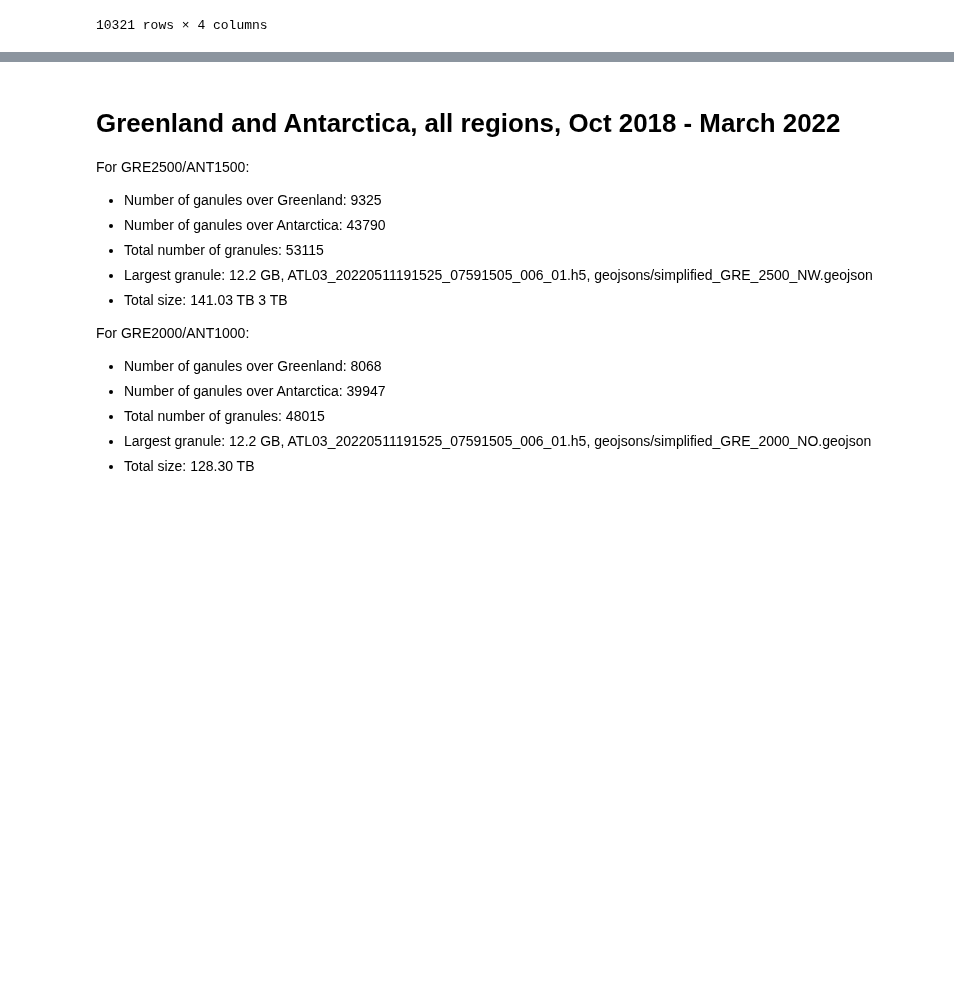
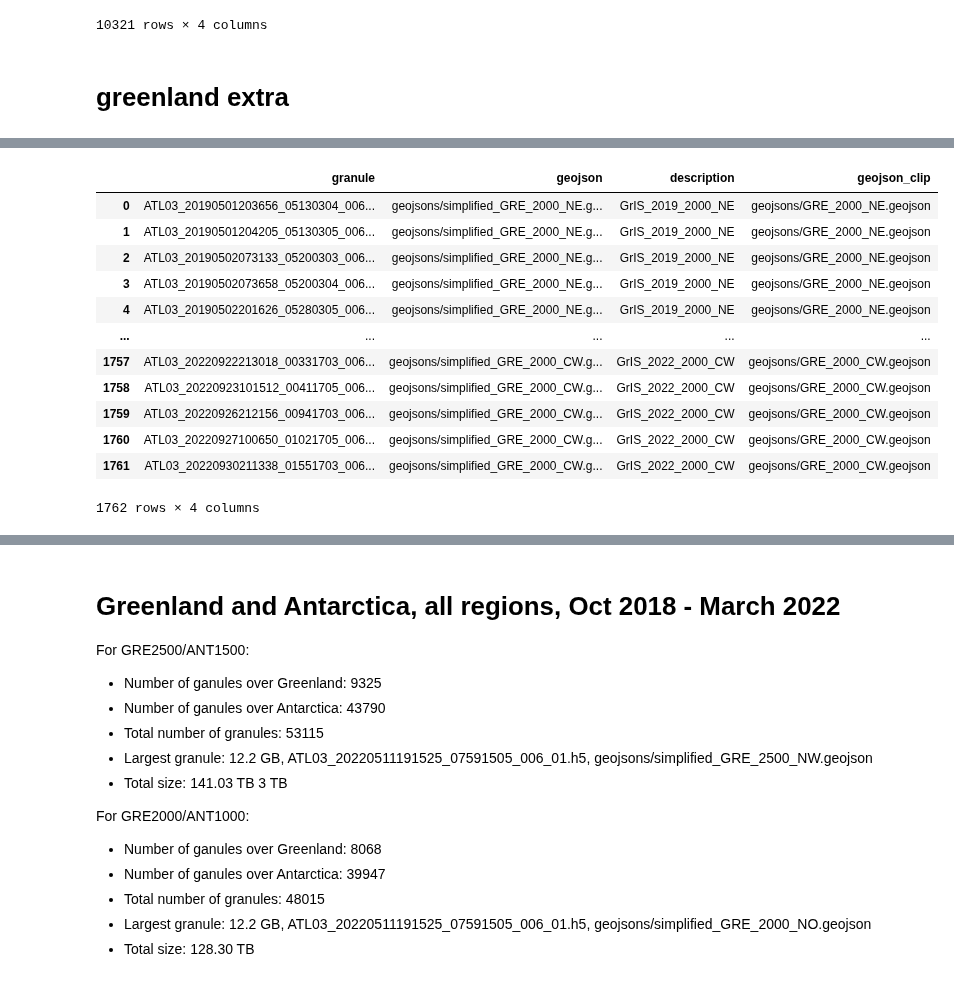
Before and after one commit to fliphilipp/GlacierLakeDetectionICESat2, a Jupyter notebook: make_granule_list.ipynb, the cells around one changed output, grey strips where cells are left out. Cells and saved outputs as stored; diff of their text form; code cells hidden in the pictures; blank space fills up the shorter version.

```diff
--- a/make_granule_list.ipynb
+++ b/make_granule_list.ipynb
@@ -243,3 +243,64 @@ Total size: 29.50 TB
 | 10319 | ATL03_20230301042042_10781812_006... | geojsons/simplified_ANT_1000_East... | AIS_2022-23_1000_East_Cp-D | geojsons/ANT_1000_East_Cp-D.geojson |
 | 10320 | ATL03_20230301150718_10851810_006... | geojsons/simplified_ANT_1000_East... | AIS_2022-23_1000_East_Cp-D | geojsons/ANT_1000_East_Cp-D.geojson |
 10321 rows × 4 columns
+# %% [markdown]
+# greenland extra
+# %%
+filename_out = 'granule_lists/GRE_2000_extraMaySep.csv'
+dflist = []
+
+startyear = 2019
+endyear = 2023
+icesheet = 'GrIS'
+searchfor = 'simplified_GRE_2000'
+gjsn_dir = 'geojsons'
+gjsn_list = [gjsn_dir+'/'+f for f in os.listdir(gjsn_dir) \
+            if os.path.isfile(os.path.join(gjsn_dir, f)) & (searchfor in f)]
+print('____________________________________________________________________________')
+print('GREENLAND EXTRA')
+print('____________________________________________________________________________')
+
+startday = '05-01'
+endday = '05-14'
+for i, gjsn in enumerate(gjsn_list):
+    geojson = gjsn[gjsn.rfind('/')+1:]
+    print('----------------------------------------------------------------')
+    print(geojson, '(', i+1, '/', len(gjsn_list), ')')
+    for yr in np.arange(startyear, endyear+1):
+        start_date = '%s-%s' % (yr, startday)
+        end_date = '%s-%s' % (yr, endday)
+        meltseason = start_date[:4] if start_date[:4]==end_date[:4] else start_date[:4] + '-' + end_date[2:4]
+        outname = 'granule_lists/' + icesheet + '_' + meltseason + '_' + geojson.replace('.geojson','') + '.csv'
+        df = make_granule_list(geojson, start_date, end_date, icesheet, meltseason, outname)
+        dflist.append(df)
+
+startday = '09-16'
+endday = '09-30'
+for i, gjsn in enumerate(gjsn_list):
+    geojson = gjsn[gjsn.rfind('/')+1:]
+    print('----------------------------------------------------------------')
+    print(geojson, '(', i+1, '/', len(gjsn_list), ')')
+    for yr in np.arange(startyear, endyear+1):
+        start_date = '%s-%s' % (yr, startday)
+        end_date = '%s-%s' % (yr, endday)
+        meltseason = start_date[:4] if start_date[:4]==end_date[:4] else start_date[:4] + '-' + end_date[2:4]
+        outname = 'granule_lists/' + icesheet + '_' + meltseason + '_' + geojson.replace('.geojson','') + '.csv'
+        df = make_granule_list(geojson, start_date, end_date, icesheet, meltseason, outname)
+        dflist.append(df)
+
+df_all = pd.concat(dflist)
+df_all.loc[:, 'description'] = df_all.apply(lambda x: x.loc['description'].replace('simplified_','').replace('GRE_','').replace('ANT_',''), axis=1)
+df_all.reset_index(inplace=True, drop=True)
+df_all.to_csv(filename_out.replace('.csv', '_size.csv'), header=False, index=False)
+
+print('Number of ganules over Greenland:', np.sum(df_all.apply(lambda x: 'GrIS' in x.loc['description'], axis=1)))
+print('Number of ganules over Antarctica:', np.sum(df_all.apply(lambda x: 'AIS' in x.loc['description'], axis=1)))
+print('Total number of granules:', len(df_all))
+maxrow = df_all.loc[np.argmax(df_all.size_mb),:]
+print('Largest granule: %.1f GB, %s, %s' % (maxrow.size_mb/1000, maxrow.granule, maxrow.geojson))
+print('Total size: %.2f TB' % (np.sum(df_all.size_mb)/1e6))
+
+df_all_nosize = df_all.drop(columns='size_mb').copy()
+df_all_nosize.to_csv(filename_out, header=False, index=False)
+df_all_nosize
+# %% [output]
@@ -245,0 +324,13 @@ Total size: 29.50 TB
+|  | granule | geojson | description | geojson_clip |
+| 0 | ATL03_20190501203656_05130304_006... | geojsons/simplified_GRE_2000_NE.g... | GrIS_2019_2000_NE | geojsons/GRE_2000_NE.geojson |
+| 1 | ATL03_20190501204205_05130305_006... | geojsons/simplified_GRE_2000_NE.g... | GrIS_2019_2000_NE | geojsons/GRE_2000_NE.geojson |
+| 2 | ATL03_20190502073133_05200303_006... | geojsons/simplified_GRE_2000_NE.g... | GrIS_2019_2000_NE | geojsons/GRE_2000_NE.geojson |
+| 3 | ATL03_20190502073658_05200304_006... | geojsons/simplified_GRE_2000_NE.g... | GrIS_2019_2000_NE | geojsons/GRE_2000_NE.geojson |
+| 4 | ATL03_20190502201626_05280305_006... | geojsons/simplified_GRE_2000_NE.g... | GrIS_2019_2000_NE | geojsons/GRE_2000_NE.geojson |
+| ... | ... | ... | ... | ... |
+| 1757 | ATL03_20220922213018_00331703_006... | geojsons/simplified_GRE_2000_CW.g... | GrIS_2022_2000_CW | geojsons/GRE_2000_CW.geojson |
+| 1758 | ATL03_20220923101512_00411705_006... | geojsons/simplified_GRE_2000_CW.g... | GrIS_2022_2000_CW | geojsons/GRE_2000_CW.geojson |
+| 1759 | ATL03_20220926212156_00941703_006... | geojsons/simplified_GRE_2000_CW.g... | GrIS_2022_2000_CW | geojsons/GRE_2000_CW.geojson |
+| 1760 | ATL03_20220927100650_01021705_006... | geojsons/simplified_GRE_2000_CW.g... | GrIS_2022_2000_CW | geojsons/GRE_2000_CW.geojson |
+| 1761 | ATL03_20220930211338_01551703_006... | geojsons/simplified_GRE_2000_CW.g... | GrIS_2022_2000_CW | geojsons/GRE_2000_CW.geojson |
+1762 rows × 4 columns
```
Also changed, not shown: parts of 8 cells of this notebook, 33 other files.
